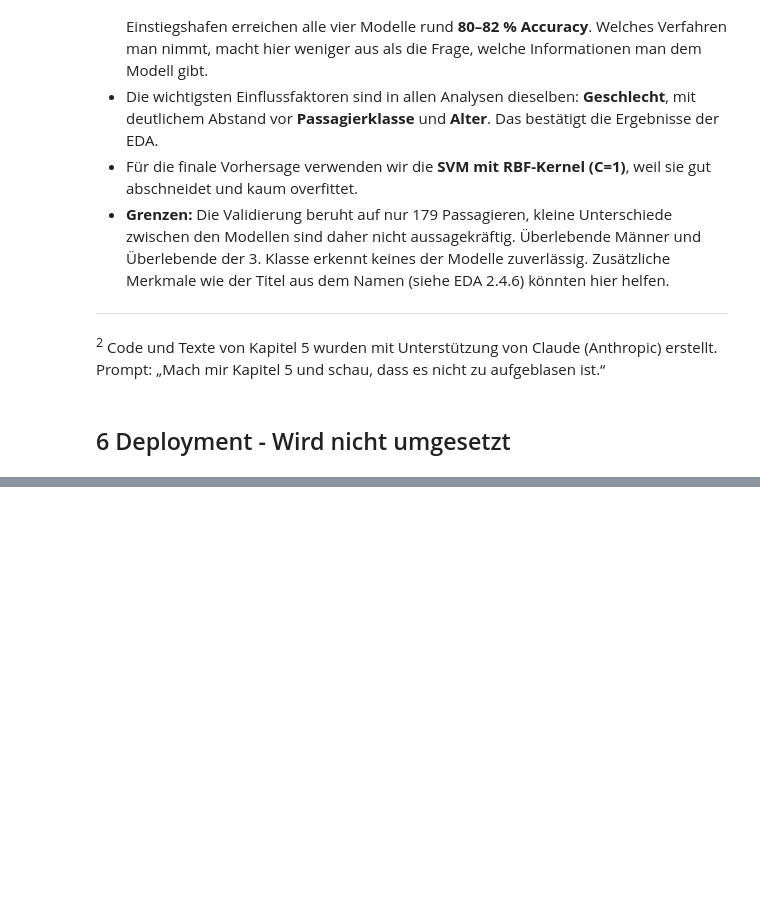
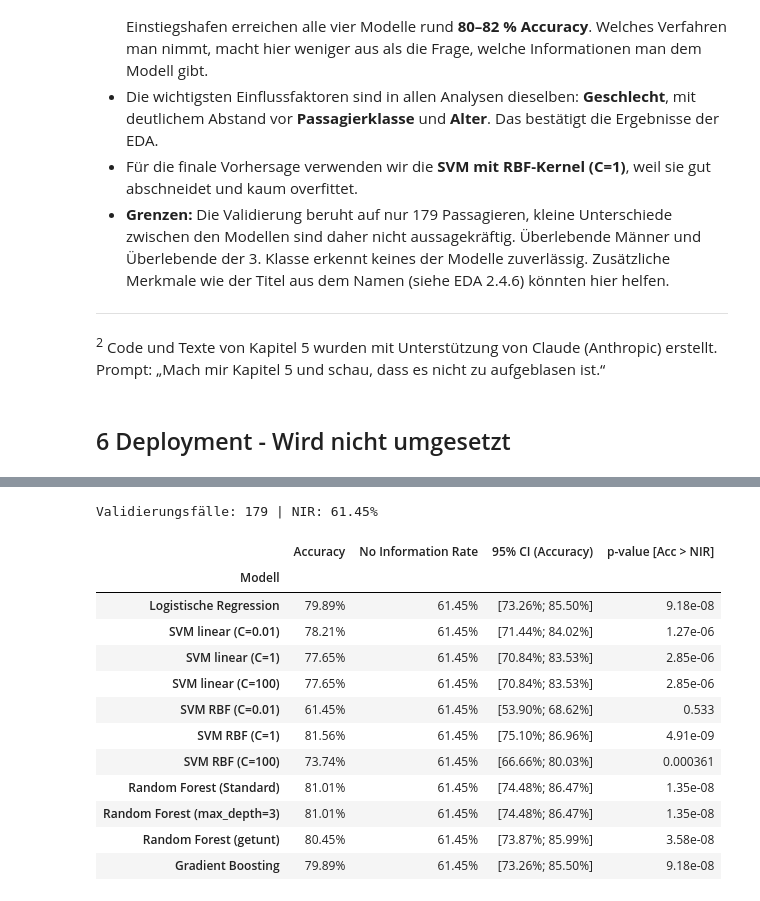
Before and after one commit to dhubmann/titanic, a Jupyter notebook: titanic.ipynb, the cells around one changed output, grey strips where cells are left out. Saved outputs shown, nothing was run; the diff lists cells and outputs as text; code cells hidden in the pictures; blank space fills up the shorter version.

```diff
--- a/titanic.ipynb
+++ b/titanic.ipynb
@@ -2486,0 +2456,77 @@ Die Tabelle zeigt, wie das Modell entscheidet: Frauen der 1. und 2. Klasse über
+# %%
+import numpy as np
+import pandas as pd
+from scipy.stats import binomtest
+from IPython.display import display
+
+# Ausschließlich Modelle verwenden, die auf X_train trainiert wurden.
+nir_modelle = {
+    "Logistische Regression": logistic_model,
+    "SVM linear (C=0.01)": svm_model_C0_01,
+    "SVM linear (C=1)": svm_model,
+    "SVM linear (C=100)": svm_model_C100,
+    "SVM RBF (C=0.01)": rbf_model_C0_01,
+    "SVM RBF (C=1)": rbf_model_C1,
+    "SVM RBF (C=100)": rbf_model_C100,
+    "Random Forest (Standard)": rf_model,
+    "Random Forest (max_depth=3)": rf_model_depth3,
+    "Random Forest (getunt)": rf_model_tuned,
+    "Gradient Boosting": gb_pipeline
+}
+
+nir = float(y_val.value_counts(normalize=True).max())
+n_validierung = len(y_val)
+nir_ergebnisse = []
+
+for name, modell in nir_modelle.items():
+    vorhersagen = modell.predict(X_val)
+    korrekt = int(np.count_nonzero(vorhersagen == y_val.to_numpy()))
+
+    test = binomtest(k=korrekt, n=n_validierung, p=nir, alternative="greater")
+    intervall = binomtest(k=korrekt, n=n_validierung).proportion_ci(
+        confidence_level=0.95,
+        method="exact"
+    )
+
+    nir_ergebnisse.append({
+        "Modell": name,
+        "Accuracy": korrekt / n_validierung,
+        "No Information Rate": nir,
+        "95% CI unten": intervall.low,
+        "95% CI oben": intervall.high,
+        "p-value [Acc > NIR]": test.pvalue
+    })
+
+# Numerische Ergebnisse bleiben für weitere Auswertungen verfügbar.
+nir_vergleich = pd.DataFrame(nir_ergebnisse).set_index("Modell")
+
+# Lesbare Ausgabe ohne zusätzliche Formatierungspakete.
+nir_anzeige = nir_vergleich[["Accuracy", "No Information Rate"]].copy()
+for spalte in nir_anzeige.columns:
+    nir_anzeige[spalte] = nir_anzeige[spalte].map(lambda wert: f"{wert:.2%}")
+
+nir_anzeige["95% CI (Accuracy)"] = [
+    f"[{unten:.2%}; {oben:.2%}]"
+    for unten, oben in zip(nir_vergleich["95% CI unten"], nir_vergleich["95% CI oben"])
+]
+nir_anzeige["p-value [Acc > NIR]"] = nir_vergleich["p-value [Acc > NIR]"].map(
+    lambda wert: f"{wert:.3g}"
+)
+
+print(f"Validierungsfälle: {n_validierung} | NIR: {nir:.2%}")
+display(nir_anzeige)
+# %% [output]
+Validierungsfälle: 179 | NIR: 61.45%
+|  | Accuracy | No Information Rate | 95% CI (Accuracy) | p-value [Acc > NIR] |
+| Modell |  |  |  |  |
+| Logistische Regression | 79.89% | 61.45% | [73.26%; 85.50%] | 9.18e-08 |
+| SVM linear (C=0.01) | 78.21% | 61.45% | [71.44%; 84.02%] | 1.27e-06 |
+| SVM linear (C=1) | 77.65% | 61.45% | [70.84%; 83.53%] | 2.85e-06 |
+| SVM linear (C=100) | 77.65% | 61.45% | [70.84%; 83.53%] | 2.85e-06 |
+| SVM RBF (C=0.01) | 61.45% | 61.45% | [53.90%; 68.62%] | 0.533 |
+| SVM RBF (C=1) | 81.56% | 61.45% | [75.10%; 86.96%] | 4.91e-09 |
+| SVM RBF (C=100) | 73.74% | 61.45% | [66.66%; 80.03%] | 0.000361 |
+| Random Forest (Standard) | 81.01% | 61.45% | [74.48%; 86.47%] | 1.35e-08 |
+| Random Forest (max_depth=3) | 81.01% | 61.45% | [74.48%; 86.47%] | 1.35e-08 |
+| Random Forest (getunt) | 80.45% | 61.45% | [73.87%; 85.99%] | 3.58e-08 |
+| Gradient Boosting | 79.89% | 61.45% | [73.26%; 85.50%] | 9.18e-08 |
```
Also changed, not shown: parts of 5 cells of this notebook.
